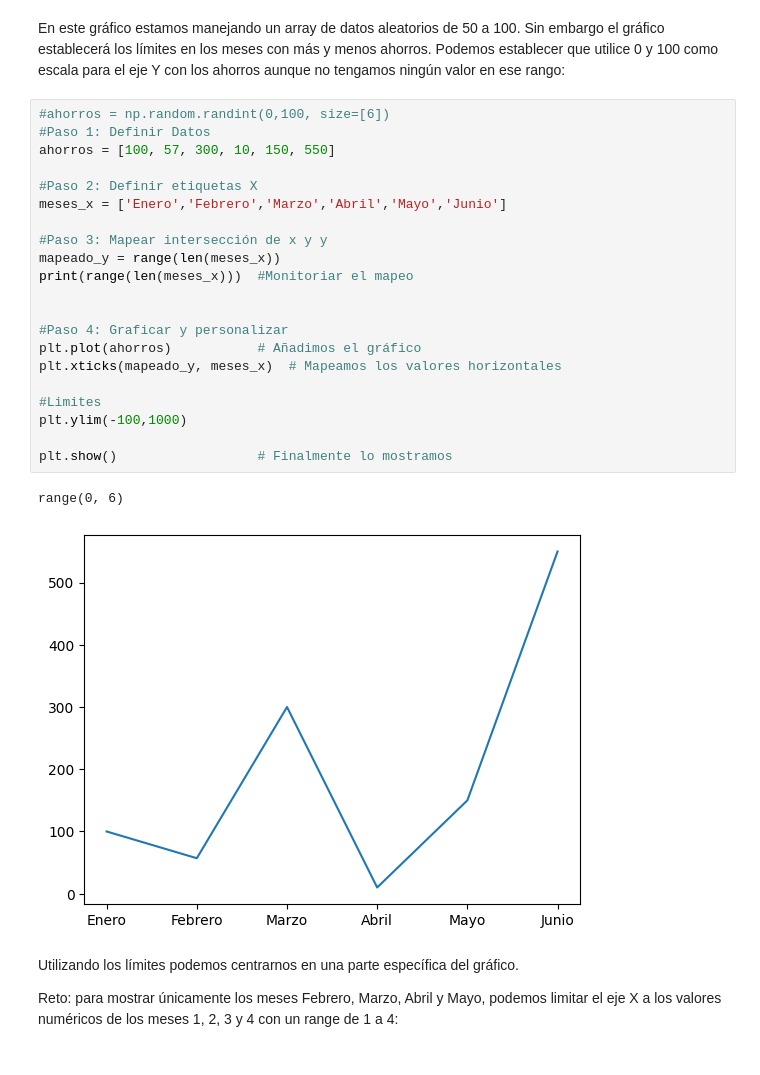
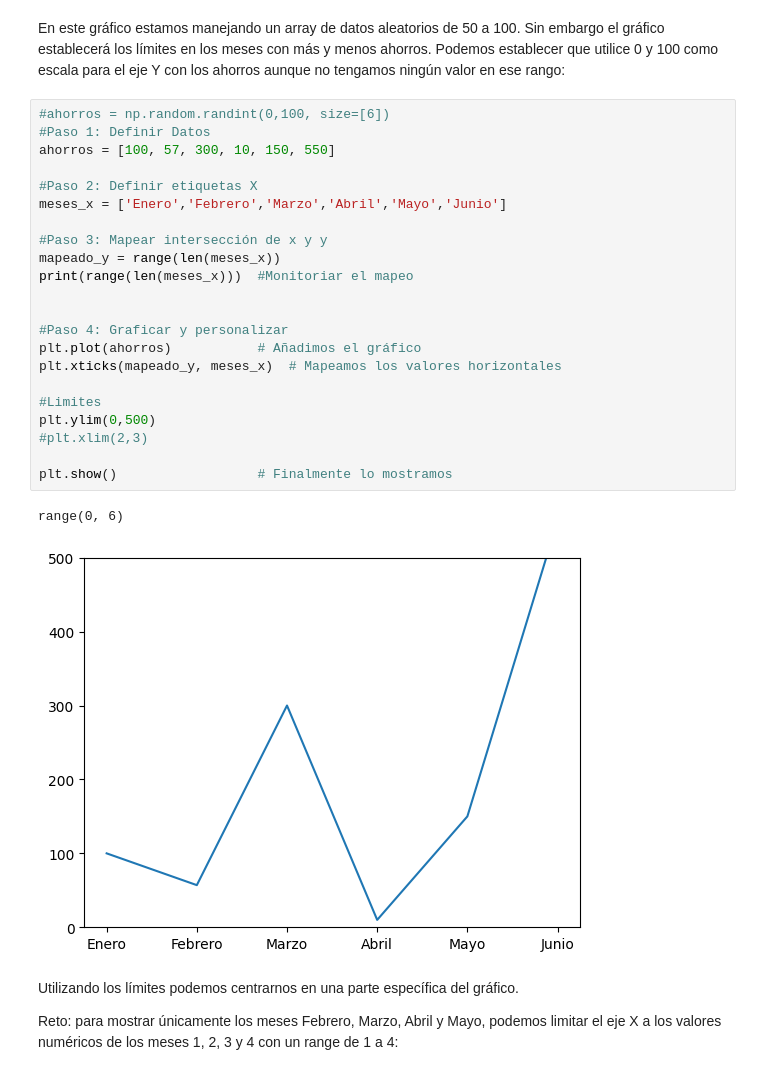
Before and after one commit to ajmenaa/Programacion-Python-Basico-GRUPO-1---6181133432, a Jupyter notebook: Clases/CLASE 10/Notebook/04 - Límites.ipynb, the cells around one changed output. Cells and saved outputs as stored; diff of their text form.

```diff
--- a/Clases/CLASE 10/Notebook/04 - Límites.ipynb
+++ b/Clases/CLASE 10/Notebook/04 - Límites.ipynb
@@ -35,27 +35,28 @@ En este gráfico estamos manejando un array de datos aleatorios de 50 a 100. Sin
 # %%
 #ahorros = np.random.randint(0,100, size=[6])
 #Paso 1: Definir Datos
 ahorros = [100, 57, 300, 10, 150, 550]
 
 #Paso 2: Definir etiquetas X
 meses_x = ['Enero','Febrero','Marzo','Abril','Mayo','Junio']
 
 #Paso 3: Mapear intersección de x y y
 mapeado_y = range(len(meses_x))
 print(range(len(meses_x)))  #Monitoriar el mapeo
 
 
 #Paso 4: Graficar y personalizar
 plt.plot(ahorros)           # Añadimos el gráfico
 plt.xticks(mapeado_y, meses_x)  # Mapeamos los valores horizontales
 
 #Limites
-plt.ylim(-100,1000)
+plt.ylim(0,500)
+#plt.xlim(2,3)
 
 plt.show()                  # Finalmente lo mostramos
 # %% [output]
 range(0, 6)
-[figure, old version]
+[figure, new version]
 # %% [markdown]
 Utilizando los límites podemos centrarnos en una parte específica del gráfico.
 
```
Also changed, not shown: parts of 1 cell of this notebook, 5 other files.
